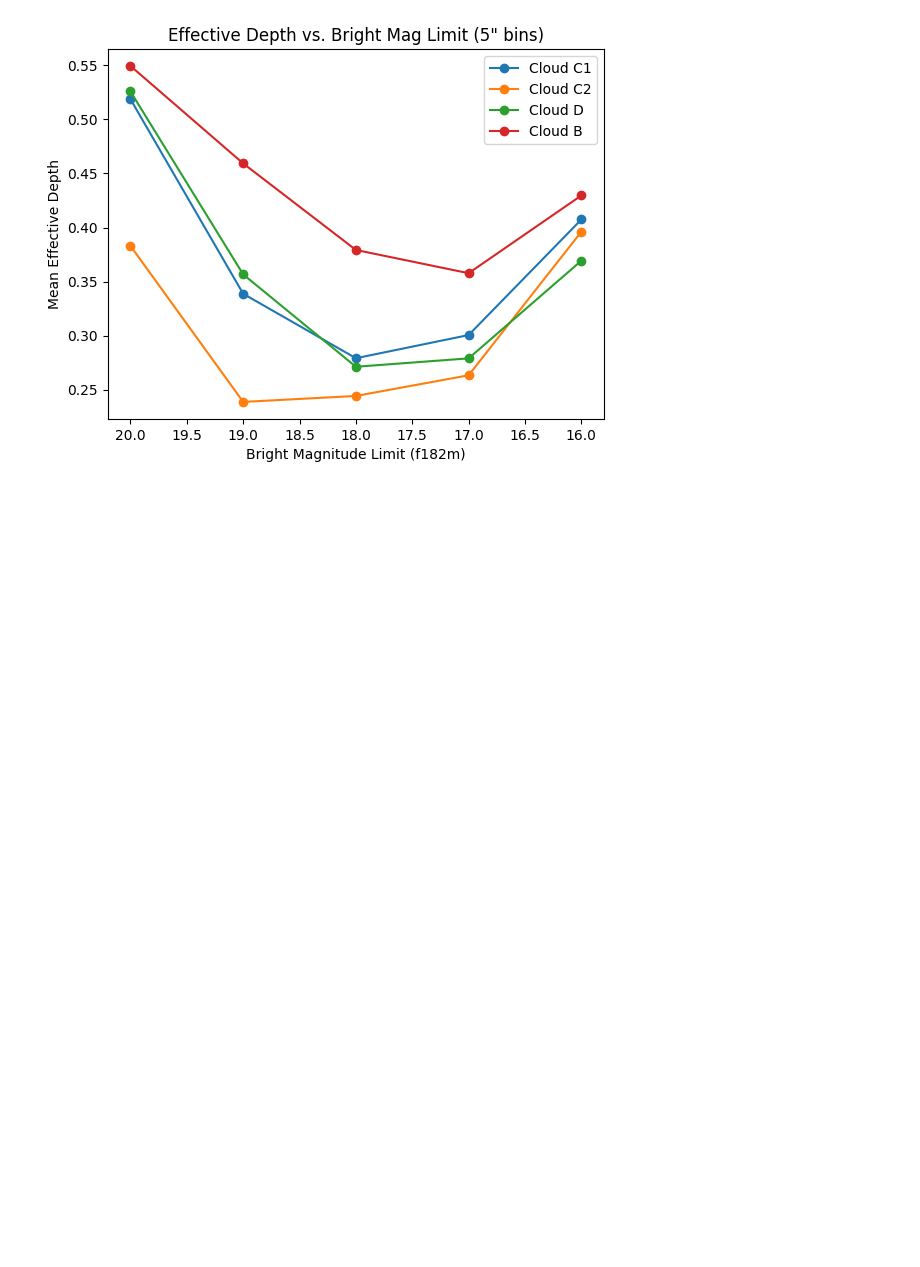
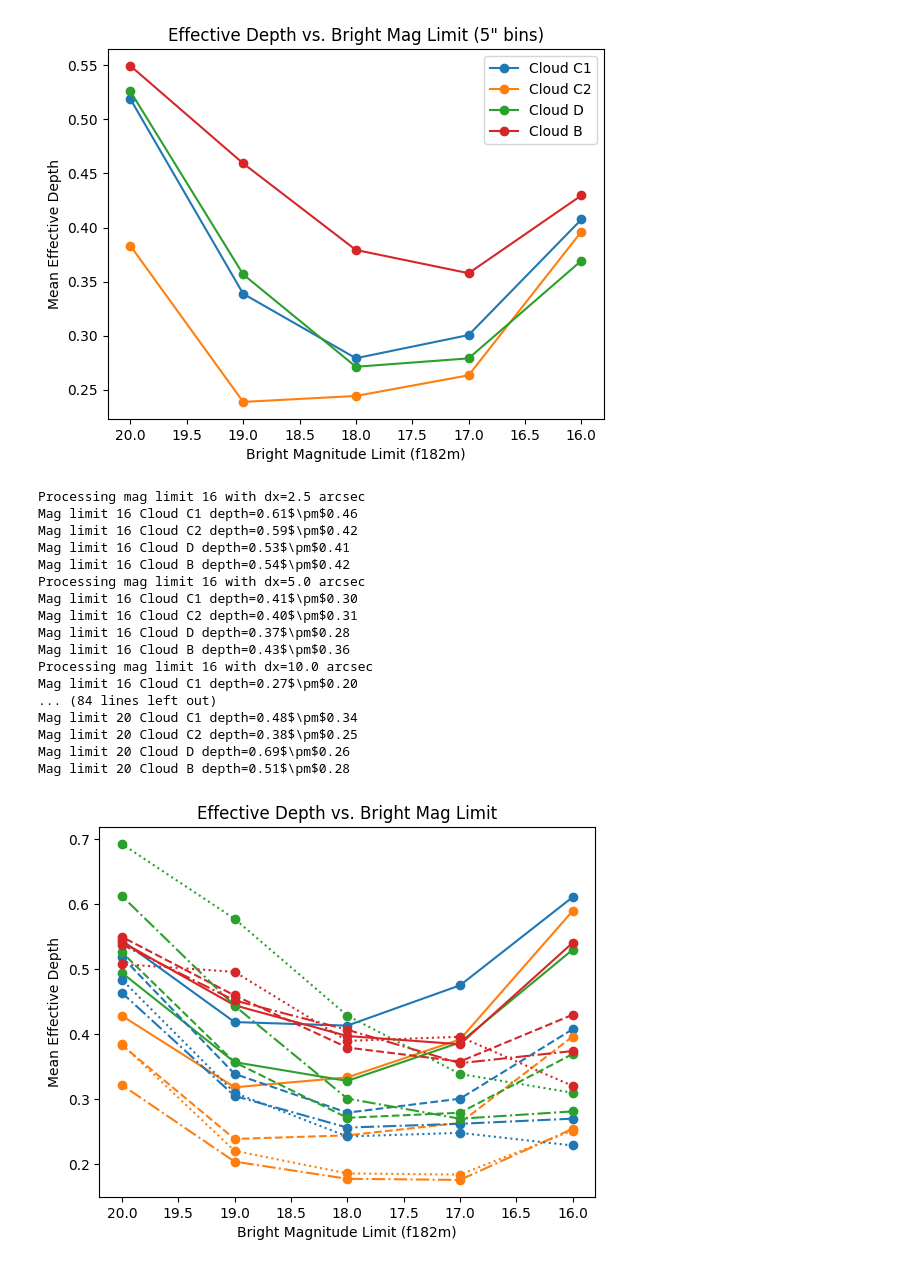
Before and after one commit to SpacialTree/dustridge-cd, a Jupyter notebook: notebooks/effective_depth.ipynb, the cells around one changed output. Cells and saved outputs as stored; diff of their text form; code cells hidden in the pictures; blank space fills up the shorter version.

```diff
--- a/notebooks/effective_depth.ipynb
+++ b/notebooks/effective_depth.ipynb
@@ -1341,3 +1341,65 @@ plt.legend()
 # %% [output]
 <matplotlib.legend.Legend at 0x...>
 [figure]
+# %%
+mag_limits = [16, 17, 18, 19, 20]
+depths_br = {}
+dx = [2.5*u.arcsec, 5*u.arcsec, 10*u.arcsec, 20*u.arcsec]
+linestyles = ['-', '--', '-.', ':']
+#5*u.arcsec
+
+for mag_lim in mag_limits:
+    for i in range(len(dx)):
+        print(f'Processing mag limit {mag_lim} with dx={dx[i]}')
+        cat_br = JWSTCatalog(cat_use.catalog[cat_use.band('f182m') < mag_lim])
+
+        # cloud c1
+        cat_br_c1 = JWSTCatalog(cat_br.table_region_mask(reg_c1, ww))
+        depth_c1_5 = make_effective_depth_map(cat_br_c1, ww, cat_tot=cat_br, dx=dx[i])
+        mean_depth_c1_5 = np.nanmean(depth_c1_5)
+        std_depth_c1_5 = np.nanstd(depth_c1_5)
+        print(f'Mag limit {mag_lim} Cloud C1 depth={mean_depth_c1_5:.2f}$\pm${std_depth_c1_5:.2f}')
+        depths_br[f'C1_{mag_lim}_{dx[i]}'] = (mean_depth_c1_5, std_depth_c1_5)
+
+        # cloud c2
+        cat_br_c2 = JWSTCatalog(cat_br.table_region_mask(reg_c2, ww))
+        depth_c2_5 = make_effective_depth_map(cat_br_c2, ww, cat_tot=cat_br, dx=dx[i])
+        mean_depth_c2_5 = np.nanmean(depth_c2_5)
+        std_depth_c2_5 = np.nanstd(depth_c2_5)
+        print(f'Mag limit {mag_lim} Cloud C2 depth={mean_depth_c2_5:.2f}$\pm${std_depth_c2_5:.2f}')
+        depths_br[f'C2_{mag_lim}_{dx[i]}'] = (mean_depth_c2_5, std_depth_c2_5)
+
+        # cloud d
+        cat_br_d = JWSTCatalog(cat_br.table_region_mask(reg_d, ww))
+        depth_d_5 = make_effective_depth_map(cat_br_d, ww, cat_tot=cat_br, dx=dx[i])
+        mean_depth_d_5 = np.nanmean(depth_d_5)
+        std_depth_d_5 = np.nanstd(depth_d_5)
+        print(f'Mag limit {mag_lim} Cloud D depth={mean_depth_d_5:.2f}$\pm${std_depth_d_5:.2f}')
+        depths_br[f'D_{mag_lim}_{dx[i]}'] = (mean_depth_d_5, std_depth_d_5)
+
+        # cloud b
+        cat_br_b = JWSTCatalog(cat_br.table_region_mask(reg_b, ww))
+        depth_b_5 = make_effective_depth_map(cat_br_b, ww, cat_tot=cat_br, dx=dx[i])
+        mean_depth_b_5 = np.nanmean(depth_b_5)
+        std_depth_b_5 = np.nanstd(depth_b_5)
+        print(f'Mag limit {mag_lim} Cloud B depth={mean_depth_b_5:.2f}$\pm${std_depth_b_5:.2f}')
+        depths_br[f'B_{mag_lim}_{dx[i]}'] = (mean_depth_b_5, std_depth_b_5)
+# %% [output]
+Processing mag limit 16 with dx=2.5 arcsec
+Mag limit 16 Cloud C1 depth=0.61$\pm$0.46
+Mag limit 16 Cloud C2 depth=0.59$\pm$0.42
+Mag limit 16 Cloud D depth=0.53$\pm$0.41
+Mag limit 16 Cloud B depth=0.54$\pm$0.42
+Processing mag limit 16 with dx=5.0 arcsec
+Mag limit 16 Cloud C1 depth=0.41$\pm$0.30
+Mag limit 16 Cloud C2 depth=0.40$\pm$0.31
+Mag limit 16 Cloud D depth=0.37$\pm$0.28
+Mag limit 16 Cloud B depth=0.43$\pm$0.36
+Processing mag limit 16 with dx=10.0 arcsec
+Mag limit 16 Cloud C1 depth=0.27$\pm$0.20
+... (84 lines left out)
+Mag limit 20 Cloud C1 depth=0.48$\pm$0.34
+Mag limit 20 Cloud C2 depth=0.38$\pm$0.25
+Mag limit 20 Cloud D depth=0.69$\pm$0.26
+Mag limit 20 Cloud B depth=0.51$\pm$0.28
+[figure, added]
```
Also changed, not shown: parts of 2 cells of this notebook.
